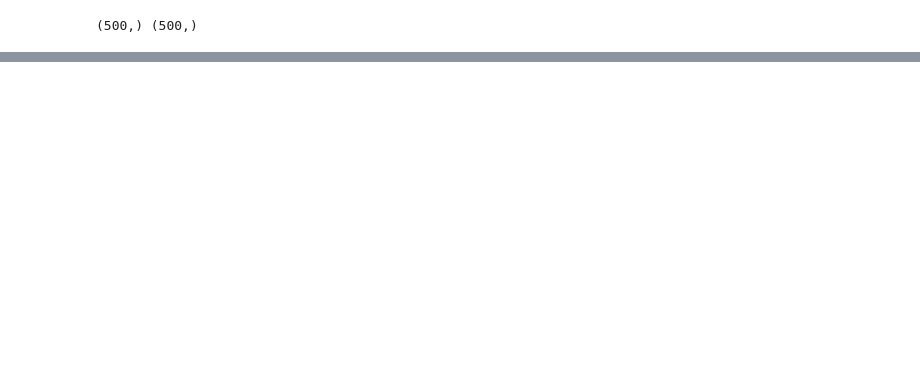
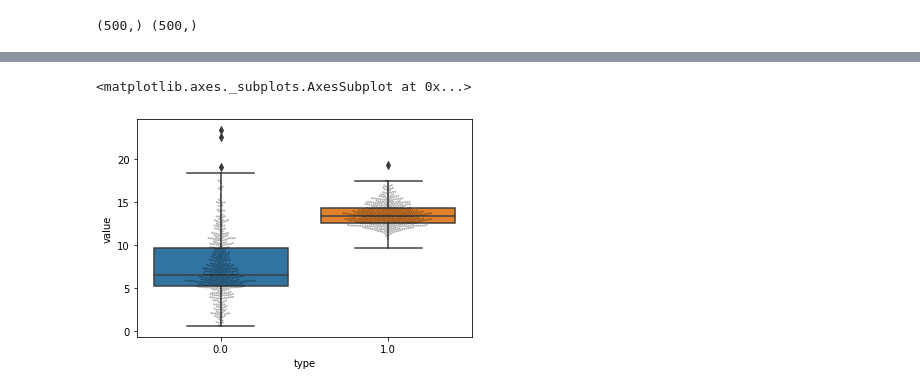
Before and after one commit to castoridaee/python-data-analysis-course, a Jupyter notebook: 1D.ipynb, the cells around one changed output, grey strips where cells are left out. Cells and saved outputs as stored; diff of their text form; code cells hidden in the pictures; blank space fills up the shorter version.

```diff
--- a/1D.ipynb
+++ b/1D.ipynb
@@ -87,0 +114,6 @@ plot.ylabel("Probability"); # semicolon suppresses the output of the last thing
+# %%
+sns.boxplot(x="type",y="value",data=dataset, whis=2.0) #whis is whisker, controls the sensitivity to outliers, 1.5 is default and is pretty aggressive at screening
+sns.swarmplot(x="type", y="value", data=dataset, size=2, color="black", alpha=0.3)
+# %% [output]
+<matplotlib.axes._subplots.AxesSubplot at 0x...>
+[figure, added]
```
Also changed, not shown: parts of 14 cells of this notebook.
